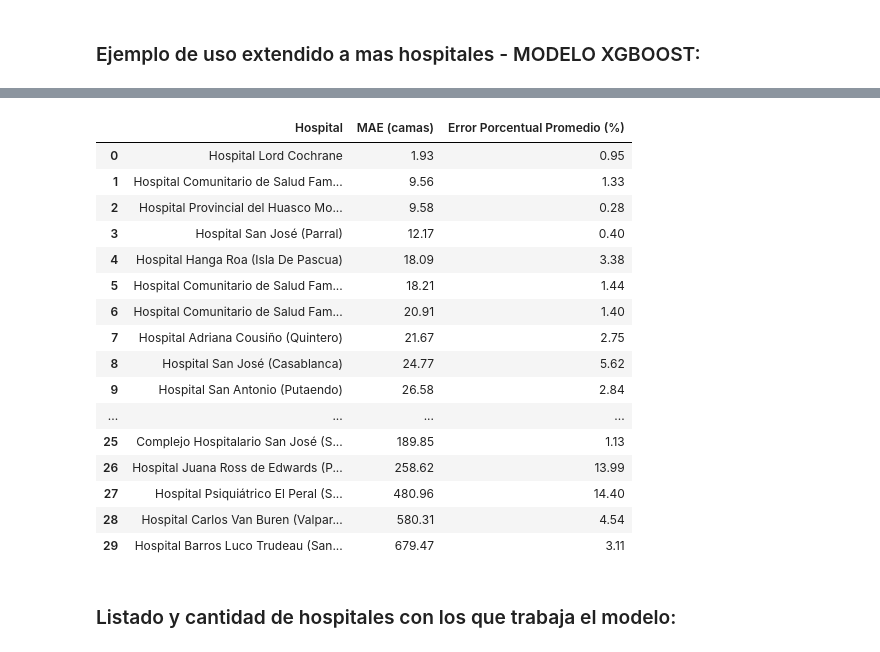
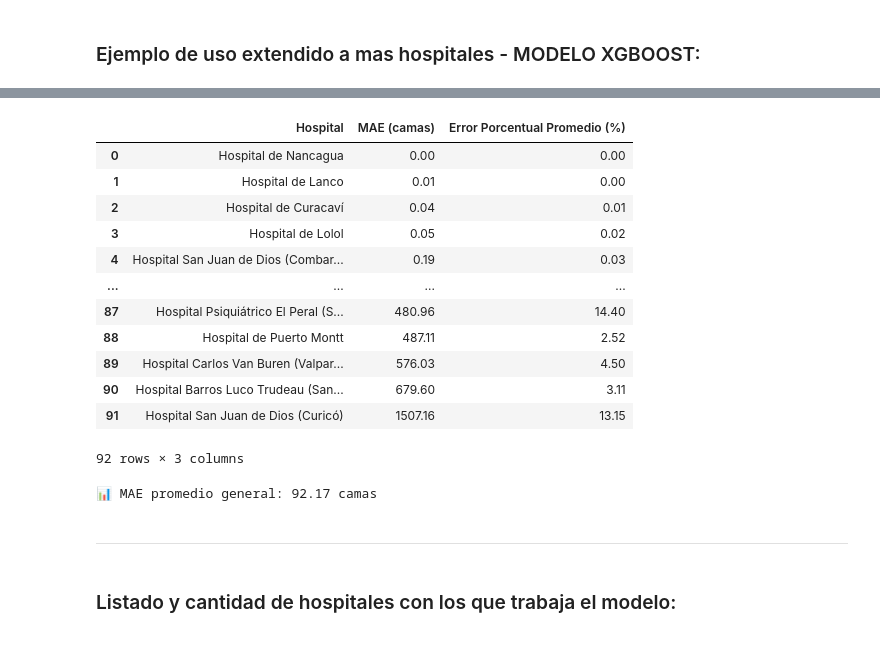
Before and after one commit to camv98/SENDA_Chile, a Jupyter notebook: XGBRegressor-Hospitales.ipynb, the cells around one changed output, grey strips where cells are left out. Drawn from its saved outputs; the diff is of its cells as text; code cells hidden in the pictures.

```diff
--- a/XGBRegressor-Hospitales.ipynb
+++ b/XGBRegressor-Hospitales.ipynb
@@ -224,20 +212,18 @@ filtrado_limpio["2020"].head(50)
 # %% [markdown]
 ### Función para unión de datos:
 # %%
-def extraer_info_hospital_area_todo_el_año(hospital_nombre):
+def extraer_info_hospital_area_todo_el_año(hospital_nombre, filtrado_limpio, seremi_data):
     registros = []
 
     for año, df in filtrado_limpio.items():
         df_seremi = seremi_data[año].copy()
 
-        # Aseguramos que 'Mes' esté en formato datetime
         df_seremi['Mes'] = pd.to_datetime(df_seremi['Mes'], errors='coerce')
         df_seremi.dropna(subset=['Mes'], inplace=True)
         df_seremi['Mes'] = df_seremi['Mes'].dt.to_period("M").dt.to_timestamp()
 
         columnas_mes = [col for col in df.columns if col.startswith("20")]
         for col in columnas_mes:
-            # Filtro hospitalario por hospital, área ("Datos Establecimiento") y mes
             df_tmp = df[
                 (df["Nombre Establecimiento"] == hospital_nombre) &
                 (df["Area"] == "Datos Establecimiento")
@@ -249,7 +235,6 @@ def extraer_info_hospital_area_todo_el_año(hospital_nombre):
             df_tmp = df_tmp.rename(columns={col: "Valor"})
             df_tmp["Fecha"] = pd.to_datetime(col)
 
-            # Filtro climático por seremi y mes
             clima_mes = df_seremi[df_seremi["Mes"] == df_tmp["Fecha"].iloc[0]].copy()
             df_merge = df_tmp.merge(clima_mes, on=["SEREMI"], how="left")
 
@@ -262,11 +247,13 @@ def extraer_info_hospital_area_todo_el_año(hospital_nombre):
         return pd.DataFrame()
 
 
-ejemplo_df = extraer_info_hospital_area_todo_el_año(
-    "Hospital Barros Luco Trudeau (Santiago, San Miguel)"
+ejemplo_df_hospital = extraer_info_hospital_area_todo_el_año(
+    "Hospital Barros Luco Trudeau (Santiago, San Miguel)",
+    filtrado_limpio,
+    seremi_data
 )
 
-ejemplo_df.head()
+ejemplo_df_hospital.head()
 # %% [output]
 |  | SEREMI | Nombre Establecimiento | Area | Glosa | Valor | Fecha | Mes | Temperatura Máxima | ... |
 | 0 | Metropolitano Sur | Hospital Barros Luco Trudeau (San... | Datos Establecimiento | Dias Cama Disponibles | 21236.00 | 2014-01-01 | 2014-01-01 | 28.964516 | ... |
@@ -431,9 +402,10 @@ def pipeline_final_mae_reducido(hospital):
 # %% [markdown]
 ### Ejemplo de uso - MODELO XGBOOST:
 # %%
-resultados_final = pipeline_final_mae_reducido("Hospital Barros Luco Trudeau (Santiago, San Miguel)")
+pd.set_option("display.max_columns", None)
+resultados_final = pipeline_final_mae_reducido("Hospital Barros Luco Trudeau (Santiago, San Miguel)", filtrado_limpio, seremi_data)
 
-display(resultados_final)
+resultados_final
 # %% [output]
 🔍 Extrayendo datos para: Hospital Barros Luco Trudeau (Santiago, San Miguel) | Datos Establecimiento
 🧪 Preparando dataset con variables hospitalarias, climáticas y derivadas...
@@ -464,37 +437,31 @@ Fitting 3 folds for each of 8 candidates, totalling 24 fits
 # %% [markdown]
 ### Ejemplo de uso extendido a mas hospitales - MODELO XGBOOST:
 # %%
-# 1. Función para extraer todos los hospitales válidos (filtrando aquellos registros con área "Datos Establecimiento")
+# 1. Extraer todos los hospitales válidos con área "Datos Establecimiento"
 def extraer_hospitales_validos(filtrado_limpio):
     hospitales = set()
     for df in filtrado_limpio.values():
         if "Nombre Establecimiento" in df.columns and "Area" in df.columns:
-            # Filtrar únicamente registros en los que el área es "Datos Establecimiento"
             validos = df[df["Area"] == "Datos Establecimiento"][["Nombre Establecimiento"]].dropna().drop_duplicates()
             for _, row in validos.iterrows():
                 hospitales.add(row["Nombre Establecimiento"])
     return sorted(list(hospitales))
 
-# 2. Obtener la lista de hospitales válidos y limitar a los primeros 30
+# 2. Obtener todos los hospitales válidos
 hospitales_validos = extraer_hospitales_validos(filtrado_limpio)
-hospitales_a_evaluar = hospitales_validos[:30]
 
-# 3. Evaluar modelo para cada hospital (utilizando pipeline_final_mae_reducido, que internamente trabaja con "Datos Establecimiento")
+# 3. Evaluar modelo para cada hospital
 resultados_todos = {}
 
-for hospital in hospitales_a_evaluar:
+for hospital in hospitales_validos:
     try:
-        print("\n==========================")
-        print(f"🏥 Evaluando: {hospital}")
-        print("==========================")
         resultados = pipeline_final_mae_reducido(hospital)
         if resultados is not None:
             resultados_todos[hospital] = resultados
-    except Exception as e:
-        print(f"❌ Error en {hospital}: {e}")
-        continue
+    except:
+        continue  # Silenciosamente ignora errores
 
-# 4. Crear tabla resumen con las métricas MAE y Error Porcentual Promedio
+# 4. Crear tabla resumen
 tabla_resumen = []
 
 for hospital, resultados in resultados_todos.items():
@@ -507,7 +474,11 @@ for hospital, resultados in resultados_todos.items():
             "Error Porcentual Promedio (%)": round(error_pct, 2)
         })
 
-# 5. Mostrar tabla resumen ordenada por MAE
+# 5. Mostrar tabla ordenada por MAE
 df_tabla_resumen = pd.DataFrame(tabla_resumen).sort_values("MAE (camas)").reset_index(drop=True)
 display(df_tabla_resumen)
+
+# 6. Calcular MAE promedio general
+mae_promedio_general = df_tabla_resumen["MAE (camas)"].mean()
+print(f"\n📊 MAE promedio general: {mae_promedio_general:.2f} camas")
 # %% [output]
@@ -531,20 +519,19 @@ Fitting 3 folds for each of 8 candidates, totalling 24 fits
 |  | Hospital | MAE (camas) | Error Porcentual Promedio (%) |
-| 0 | Hospital Lord Cochrane | 1.93 | 0.95 |
-| 1 | Hospital Comunitario de Salud Fam... | 9.56 | 1.33 |
-| 2 | Hospital Provincial del Huasco Mo... | 9.58 | 0.28 |
-| 3 | Hospital San José (Parral) | 12.17 | 0.40 |
-| 4 | Hospital Hanga Roa (Isla De Pascua) | 18.09 | 3.38 |
-| 5 | Hospital Comunitario de Salud Fam... | 18.21 | 1.44 |
-| 6 | Hospital Comunitario de Salud Fam... | 20.91 | 1.40 |
-| 7 | Hospital Adriana Cousiño (Quintero) | 21.67 | 2.75 |
-| 8 | Hospital San José (Casablanca) | 24.77 | 5.62 |
-| 9 | Hospital San Antonio (Putaendo) | 26.58 | 2.84 |
+| 0 | Hospital de Nancagua | 0.00 | 0.00 |
+| 1 | Hospital de Lanco | 0.01 | 0.00 |
+| 2 | Hospital de Curacaví | 0.04 | 0.01 |
+| 3 | Hospital de Lolol | 0.05 | 0.02 |
+| 4 | Hospital San Juan de Dios (Combar... | 0.19 | 0.03 |
 | ... | ... | ... | ... |
-| 25 | Complejo Hospitalario San José (S... | 189.85 | 1.13 |
-| 26 | Hospital Juana Ross de Edwards (P... | 258.62 | 13.99 |
-| 27 | Hospital Psiquiátrico El Peral (S... | 480.96 | 14.40 |
-| 28 | Hospital Carlos Van Buren (Valpar... | 580.31 | 4.54 |
-| 29 | Hospital Barros Luco Trudeau (San... | 679.47 | 3.11 |
+| 87 | Hospital Psiquiátrico El Peral (S... | 480.96 | 14.40 |
+| 88 | Hospital de Puerto Montt | 487.11 | 2.52 |
+| 89 | Hospital Carlos Van Buren (Valpar... | 576.03 | 4.50 |
+| 90 | Hospital Barros Luco Trudeau (San... | 679.60 | 3.11 |
+| 91 | Hospital San Juan de Dios (Curicó) | 1507.16 | 13.15 |
+92 rows × 3 columns
+📊 MAE promedio general: 92.17 camas
+# %% [markdown]
+---
 # %% [markdown]
 ### Listado y cantidad de hospitales con los que trabaja el modelo:
 # %%
```
Also changed, not shown: parts of 17 cells of this notebook.
